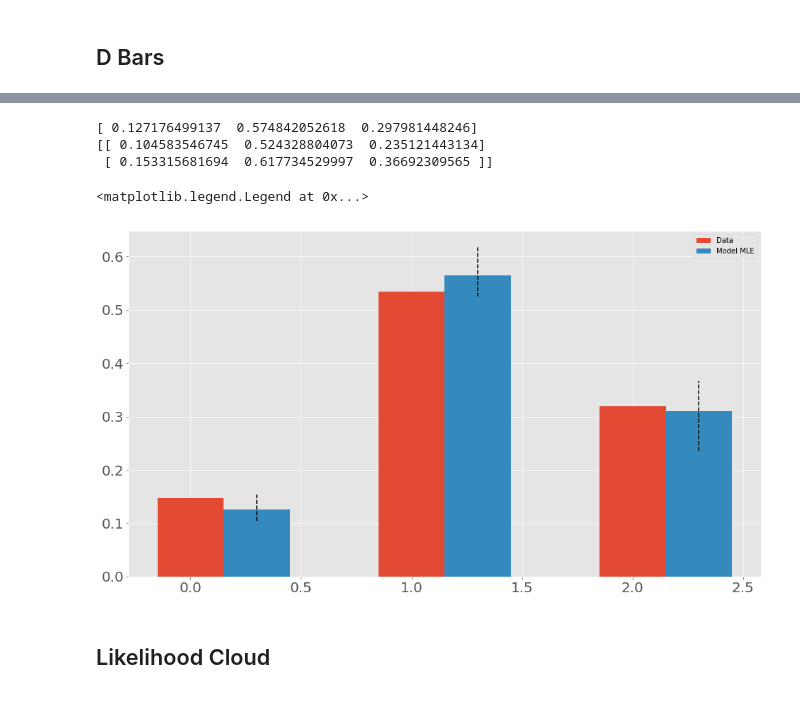
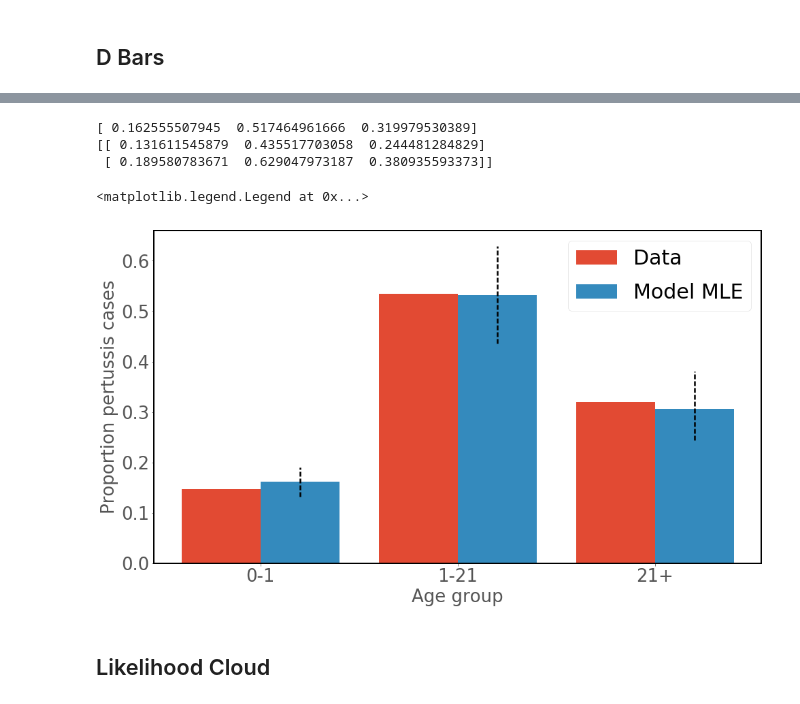
Before and after one commit to DeanLa/pertussis_model, a Jupyter notebook: _2_Analysis.ipynb, the cells around one changed output, grey strips where cells are left out. Saved outputs shown, nothing was run; the diff lists cells and outputs as text; code cells hidden in the pictures.

```diff
--- a/_2_Analysis.ipynb
+++ b/_2_Analysis.ipynb
@@ -11,7 +11,8 @@ from scipy.stats.mstats import mquantiles
 np.set_printoptions(edgeitems=10, linewidth=120, suppress=True, precision=12)
 from pertussis import *
 logger.setLevel(logging.INFO)
-plt.rcParams['figure.figsize'] = (16,9)
+# plt.rcParams['figure.figsize'] = (16,9)
+plt.style.use('./dean_style.conf')
 # %% [output]
 The autoreload extension is already loaded. To reload it, use:
   %reload_ext autoreload
@@ -346,45 +401,44 @@ plt.show()
 # %%
 # for j in np.arange(-5000,-1,100):
-med = np.median(mcmc['y_hat_M'][-2000:,:,:].sum(axis=2), axis=0)
+med = np.median(mcmc['y_hat_M'][2000::thinnig,:,:].sum(axis=2), axis=0)
 N = med.sum()
 med /= N
 med
 
 
-qs = mcmc['y_hat_M'][-2000:,:,:].sum(axis=2)
+qs = sampled.sum(axis=2)
 qs = (mquantiles(qs, axis=0,prob=[0.25,0.75])/N).data
 print(med)
 print(qs)
 # %% [output]
-[ 0.127176499137  0.574842052618  0.297981448246]
-[[ 0.104583546745  0.524328804073  0.235121443134]
- [ 0.153315681694  0.617734529997  0.36692309565 ]]
+[ 0.162555507945  0.517464961666  0.319979530389]
+[[ 0.131611545879  0.435517703058  0.244481284829]
+ [ 0.189580783671  0.629047973187  0.380935593373]]
 # %%
-
-data_age_dist = mcmc['datax'].sum(axis=1)
+plt.style.use('dean_style.conf')
+data_age_dist = mcmc['datay1'].sum(axis=1)
 data_age_dist /= data_age_dist.sum()
 
 y_age_dist = mcmc['y_hat_M'][mle_place,:,:].sum(axis=1)
 y_age_dist /= y_age_dist.sum()
 
 x = np.arange(len(data_age_dist))
 fig, ax = plt.subplots(figsize=(16,9))
 # https://matplotlib.org/2.0.0/examples/api/barchart_demo.html
-width = 0.3
+width = 0.4
 ax.bar(x,data_age_dist, width, label="Data")
 # ax.bar(x+width, med, width, label="Model 90% HDI")
 ax.vlines(x+width, qs[0,:], qs[1,:],linestyles='--')
 ax.bar(x+width, y_age_dist, width, label="Model MLE")
-label_font = {'fontsize':24}
-tick_font = {'fontsize':20}
-# ax.set_xlabel("a",fontdict=24)
-# ax.set_ylabel("a",fontdict=24)
-ax.tick_params(axis='both', which='major', labelsize=20)
+ax.set_xticks(np.arange(3) + width/2)
+ax.set_xticklabels(labels)
+ax.set_xlabel('Age group')
+ax.set_ylabel('Proportion pertussis cases')
 ax.legend()
 #ADD Axis labels
 # %% [output]
 <matplotlib.legend.Legend at 0x...>
-[figure, old version]
+[figure, new version]
 # %% [markdown]
 ## Likelihood Cloud
 # %%
```
Also changed, not shown: parts of 18 cells of this notebook, 13 other files.
